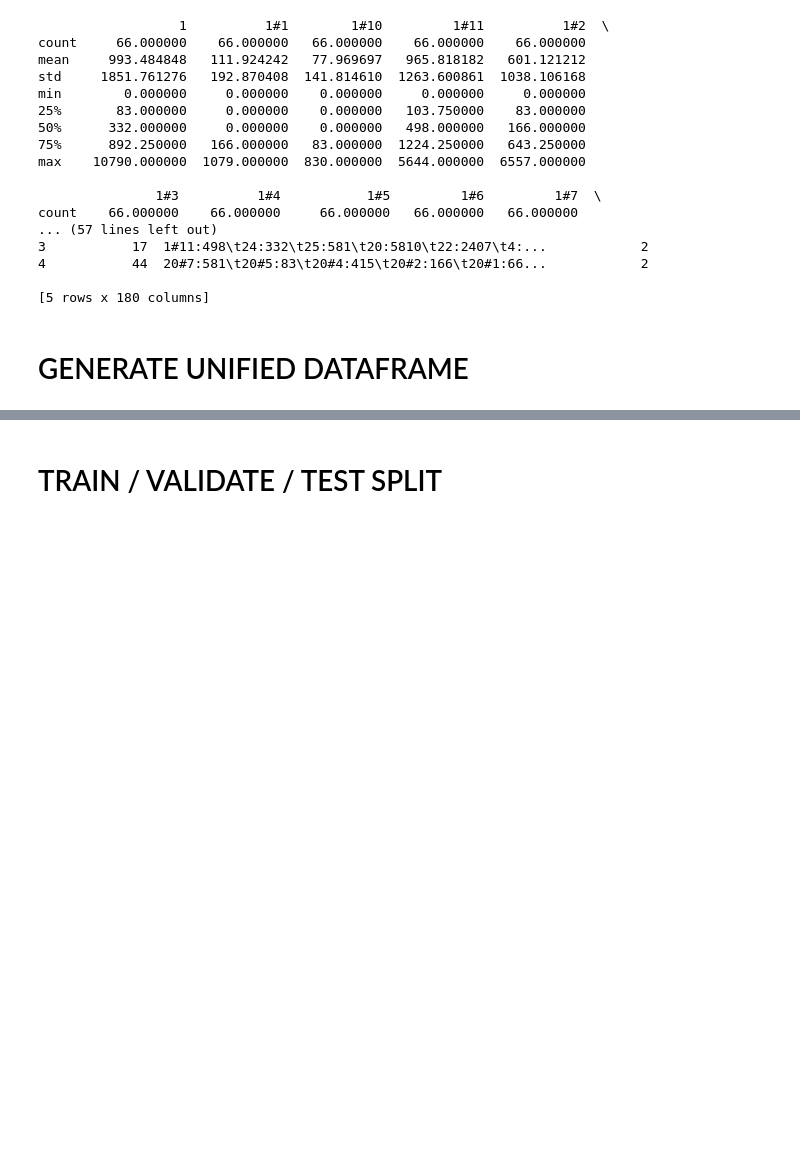
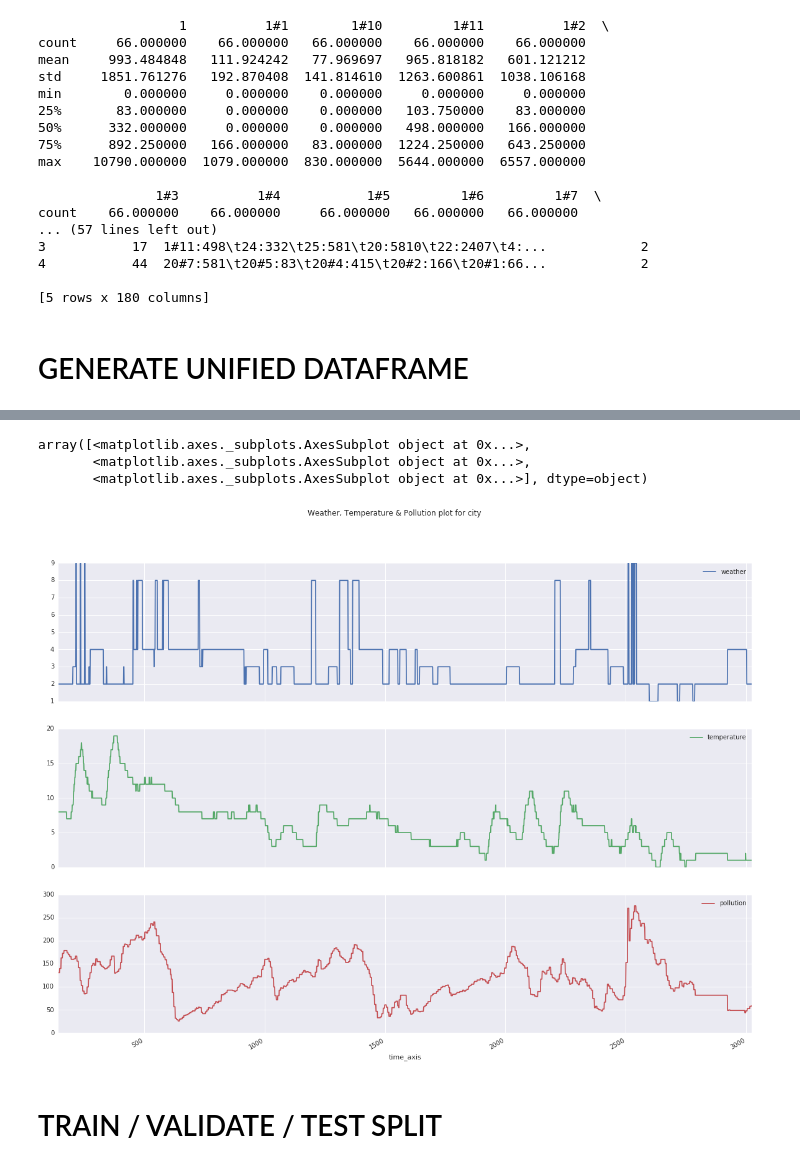
Before and after one commit to rvishakh/udacity, a Jupyter notebook: MLND/capstone/didi/capstone.ipynb, the cells around one changed output, grey strips where cells are left out. Saved outputs shown, nothing was run; the diff lists cells and outputs as text; code cells hidden in the pictures; blank space fills up the shorter version.

```diff
--- a/MLND/capstone/didi/capstone.ipynb
+++ b/MLND/capstone/didi/capstone.ipynb
@@ -663,0 +671,13 @@ Deman Supply Gap Plots
+# %%
+# Combine num_day and time_slot to create time_axis using a dataframe
+def time_axisdf(df):
+    return (int(((df['num_day'] - 1)*144) + df['time_slot']))
+
+# Disable warning about chained assignment
+pd.options.mode.chained_assignment = None  # default='warn'
+
+weather_plot = plot_set[(plot_set['district_id'].isin([12]))]
+weather_plot['time_axis'] = weather_plot.apply(time_axisdf, axis=1)
+weather_plot = weather_plot[['time_axis', 'weather', 'temperature', 'pollution']]
+weather_plot.drop_duplicates(inplace=True)
+weather_plot.set_index('time_axis', inplace=True)
@@ -664,3 +696,10 @@ Deman Supply Gap Plots
+# %%
+weather_plot.plot(subplots=True, sharex=True, figsize=(20,15), title='Weather, Temperature & Pollution plot for city')
+# %% [output]
+array([<matplotlib.axes._subplots.AxesSubplot object at 0x...>,
+       <matplotlib.axes._subplots.AxesSubplot object at 0x...>,
+       <matplotlib.axes._subplots.AxesSubplot object at 0x...>], dtype=object)
+[figure, added]
 # %% [markdown]
 # TRAIN / VALIDATE / TEST SPLIT
 # %%
```
Also changed, not shown: parts of 13 cells of this notebook.
